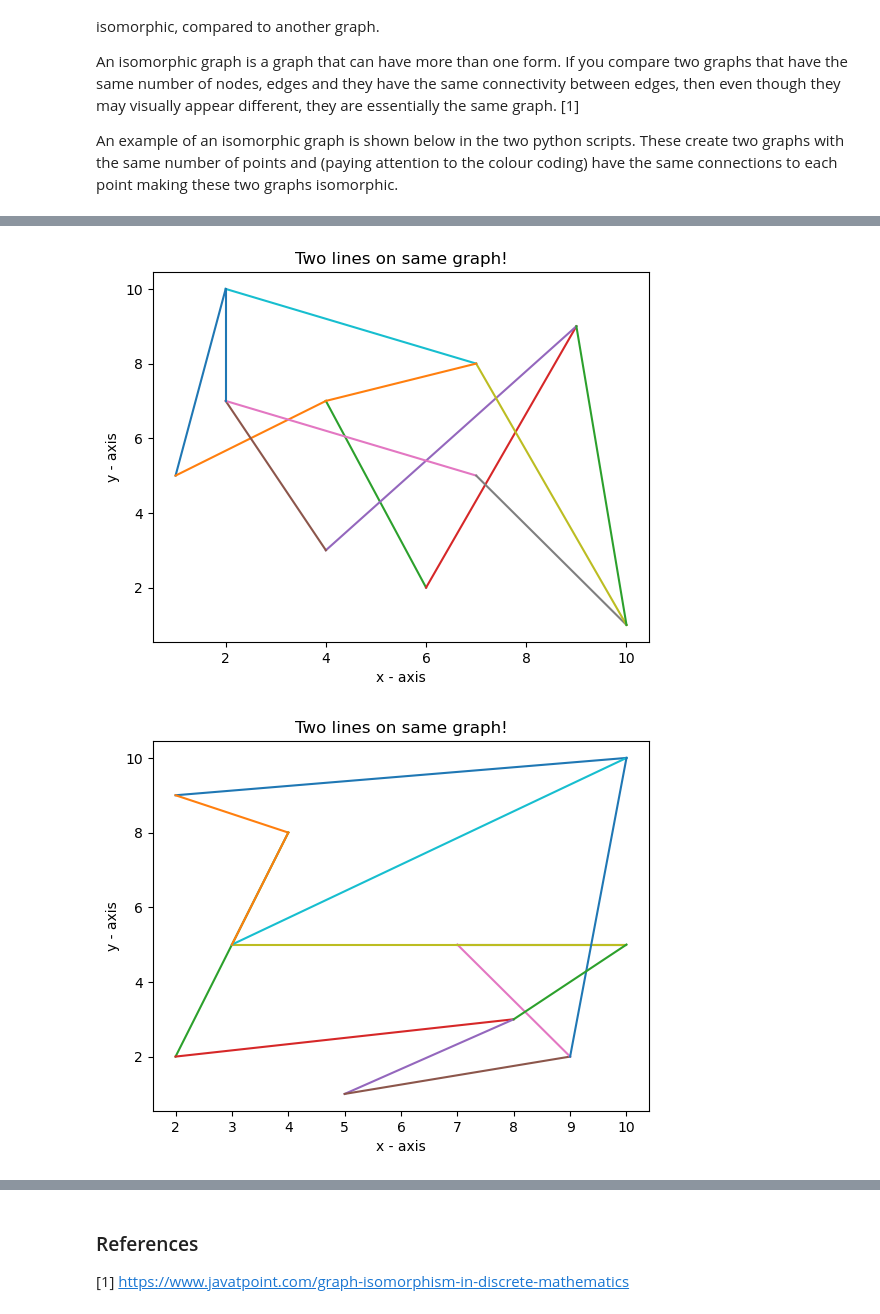
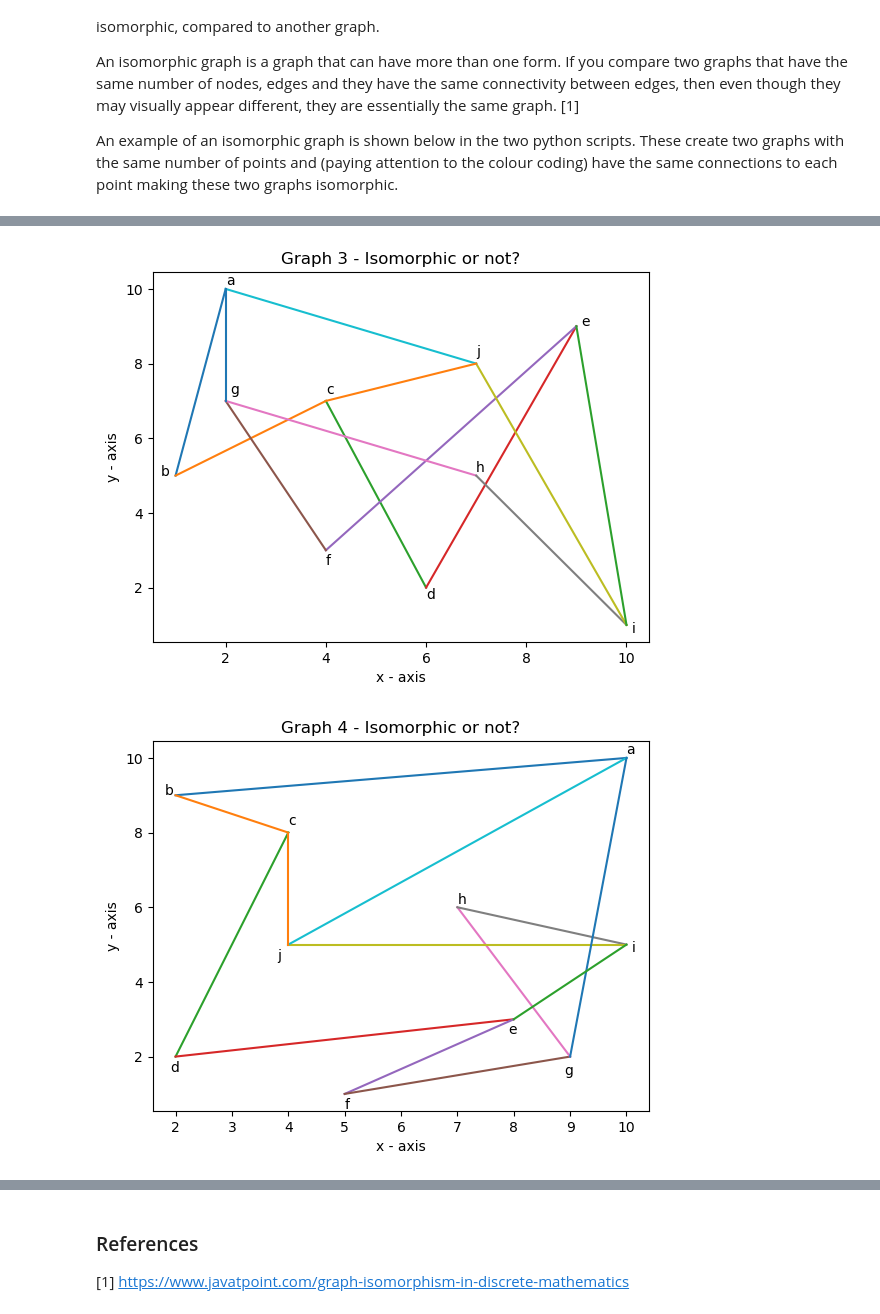
Before and after one commit to Heather-Curran/Graph-Theory-Project, a Jupyter notebook: graph_isomorphism.ipynb, the cells around one changed output, grey strips where cells are left out. Saved outputs shown, nothing was run; the diff lists cells and outputs as text; code cells hidden in the pictures.

Commit message:
Fixed graphs and added labels

```diff
--- a/graph_isomorphism.ipynb
+++ b/graph_isomorphism.ipynb
@@ -76,17 +76,27 @@ Hxy = [7,5]
 Ixy = [10,1]
 Jxy = [7,8]
 
-#plotting - lineconnections
+#plotting - lineconnections and labels
 plt.plot([Axy[0],Bxy[0]], [Axy[1],Bxy[1]])
+plt.text(Axy[0],Axy[1]+0.1, "a")
 plt.plot([Bxy[0],Cxy[0]], [Bxy[1],Cxy[1]])
+plt.text(Bxy[0]-0.3,Bxy[1], "b")
 plt.plot([Cxy[0],Dxy[0]], [Cxy[1],Dxy[1]])
+plt.text(Cxy[0],Cxy[1]+0.2, "c")
 plt.plot([Dxy[0],Exy[0]], [Dxy[1],Exy[1]])
+plt.text(Dxy[0],Dxy[1]-0.3, "d")
 plt.plot([Exy[0],Fxy[0]], [Exy[1],Fxy[1]])
+plt.text(Exy[0]+0.1,Exy[1], "e")
 plt.plot([Fxy[0],Gxy[0]], [Fxy[1],Gxy[1]])
+plt.text(Fxy[0],Fxy[1]-0.4, "f")
 plt.plot([Gxy[0],Hxy[0]], [Gxy[1],Hxy[1]])
+plt.text(Gxy[0]+0.1,Gxy[1]+0.2, "g")
 plt.plot([Hxy[0],Ixy[0]], [Hxy[1],Ixy[1]])
+plt.text(Hxy[0],Hxy[1]+0.1, "h")
 plt.plot([Ixy[0],Jxy[0]], [Ixy[1],Jxy[1]])
+plt.text(Ixy[0]+0.1,Ixy[1]-0.2, "i")
 plt.plot([Jxy[0],Axy[0]], [Jxy[1],Axy[1]])
+plt.text(Jxy[0],Jxy[1]+0.2, "j")
 
 #extra connections
 plt.plot([Axy[0],Gxy[0]], [Axy[1],Gxy[1]])
@@ -96,10 +106,10 @@ plt.plot([Exy[0],Ixy[0]], [Exy[1],Ixy[1]])
 
 plt.xlabel('x - axis')
 plt.ylabel('y - axis')
-plt.title('Two lines on same graph!')
+plt.title('Graph 3 - Isomorphic or not?')
 plt.show()
 # %% [output]
-[figure, old version]
+[figure, new version]
 # %%
 #plots - example of an isomorphic graph index 2
 import matplotlib.pyplot as plt
@@ -107,38 +117,48 @@ import matplotlib.pyplot as plt
 Axy = [10,10]
 Bxy = [2,9]
 Cxy = [4,8]
 Dxy = [2,2]
 Exy = [8,3]
 Fxy = [5,1]
 Gxy = [9,2]
-Hxy = [7,5]
+Hxy = [7,6]
 Ixy = [10,5]
-Jxy = [3,5]
+Jxy = [4,5]
 
-#plotting - lineconnections
+#plotting - lineconnections and labels
 plt.plot([Axy[0],Bxy[0]], [Axy[1],Bxy[1]])
+plt.text(Axy[0],Axy[1]+0.1, "a")
 plt.plot([Bxy[0],Cxy[0]], [Bxy[1],Cxy[1]])
+plt.text(Bxy[0]-0.2,Bxy[1], "b")
 plt.plot([Cxy[0],Dxy[0]], [Cxy[1],Dxy[1]])
+plt.text(Cxy[0],Cxy[1]+0.2, "c")
 plt.plot([Dxy[0],Exy[0]], [Dxy[1],Exy[1]])
+plt.text(Dxy[0]-0.1,Dxy[1]-0.4, "d")
 plt.plot([Exy[0],Fxy[0]], [Exy[1],Fxy[1]])
+plt.text(Exy[0]-0.1,Exy[1]-0.4, "e")
 plt.plot([Fxy[0],Gxy[0]], [Fxy[1],Gxy[1]])
+plt.text(Fxy[0],Fxy[1]-0.4, "f")
 plt.plot([Gxy[0],Hxy[0]], [Gxy[1],Hxy[1]])
+plt.text(Gxy[0]-0.1,Gxy[1]-0.5, "g")
 plt.plot([Hxy[0],Ixy[0]], [Hxy[1],Ixy[1]])
+plt.text(Hxy[0],Hxy[1]+0.1, "h")
 plt.plot([Ixy[0],Jxy[0]], [Ixy[1],Jxy[1]])
+plt.text(Ixy[0]+0.1,Ixy[1]-0.2, "i")
 plt.plot([Jxy[0],Axy[0]], [Jxy[1],Axy[1]])
+plt.text(Jxy[0]-0.2,Jxy[1]-0.4, "j")
 
 #extra connections
 plt.plot([Axy[0],Gxy[0]], [Axy[1],Gxy[1]])
 plt.plot([Cxy[0],Jxy[0]], [Cxy[1],Jxy[1]])
 plt.plot([Exy[0],Ixy[0]], [Exy[1],Ixy[1]])
 
 
 plt.xlabel('x - axis')
 plt.ylabel('y - axis')
-plt.title('Two lines on same graph!')
+plt.title('Graph 4 - Isomorphic or not?')
 plt.show()
 # %% [output]
-[figure, old version]
+[figure, new version]
 # %%
 #plotting - example of a non isomorphic graph index 1
 import matplotlib.pyplot as plt
```
Also changed, not shown: parts of 5 cells of this notebook.
